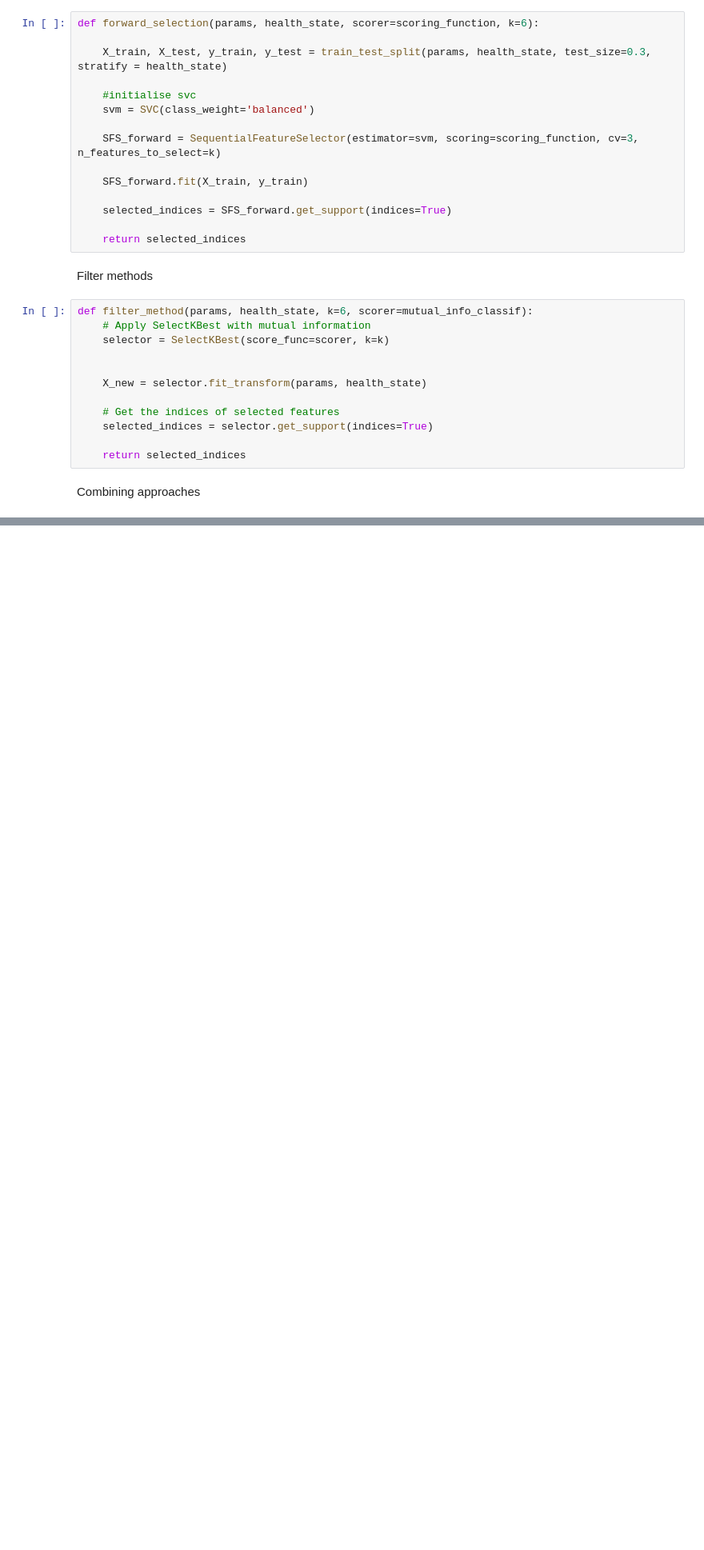
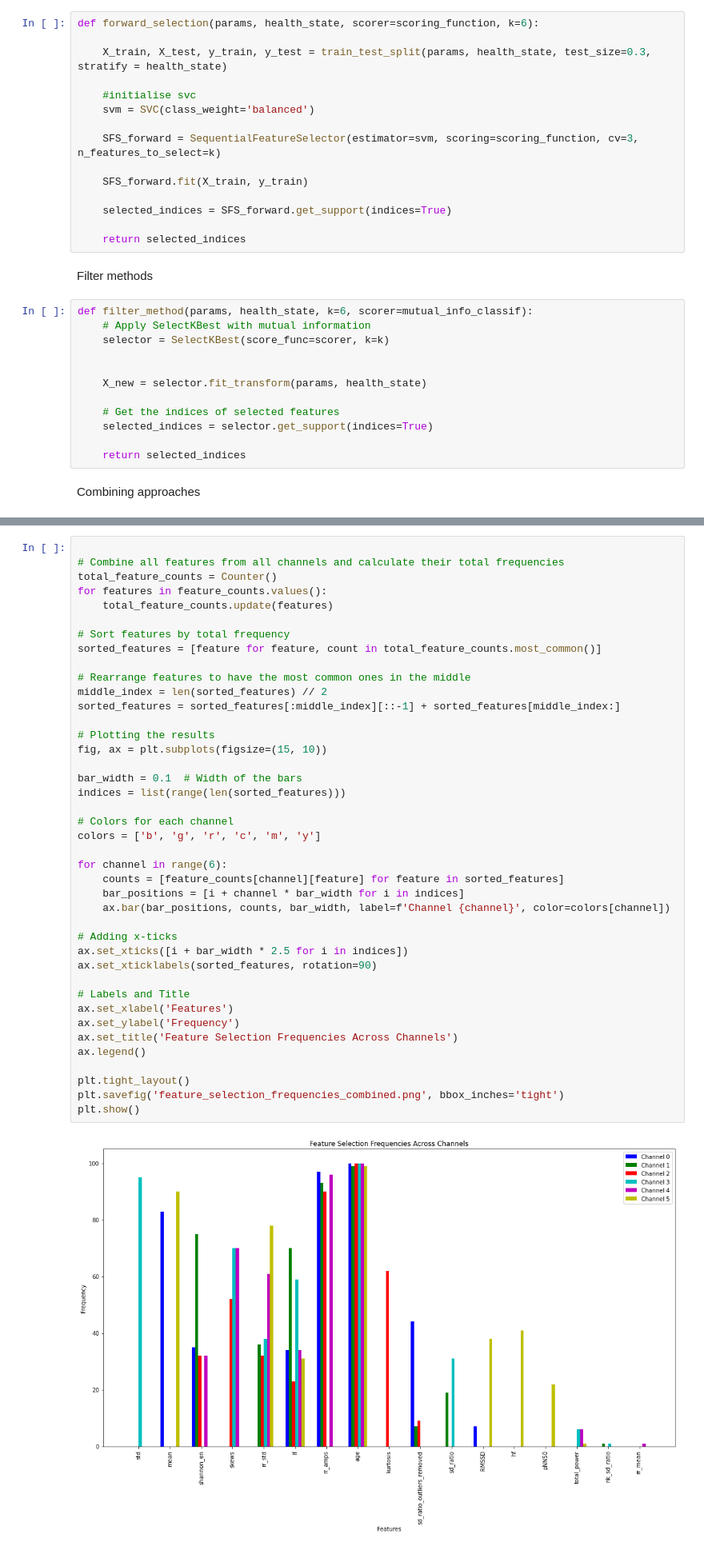
Before and after one commit to patcourts/ES98C-ECG-Project, a Jupyter notebook: examples/Feature_Selection.ipynb, the cells around one changed output, grey strips where cells are left out. Shown at 80% size. Drawn from its saved outputs; the diff is of its cells as text; blank space fills up the shorter version.

```diff
--- a/examples/Feature_Selection.ipynb
+++ b/examples/Feature_Selection.ipynb
@@ -208,0 +221,43 @@ Selected features for channel 5:
+# %%
+
+# Combine all features from all channels and calculate their total frequencies
+total_feature_counts = Counter()
+for features in feature_counts.values():
+    total_feature_counts.update(features)
+
+# Sort features by total frequency
+sorted_features = [feature for feature, count in total_feature_counts.most_common()]
+
+# Rearrange features to have the most common ones in the middle
+middle_index = len(sorted_features) // 2
+sorted_features = sorted_features[:middle_index][::-1] + sorted_features[middle_index:]
+
+# Plotting the results
+fig, ax = plt.subplots(figsize=(15, 10))
+
+bar_width = 0.1  # Width of the bars
+indices = list(range(len(sorted_features)))
+
+# Colors for each channel
+colors = ['b', 'g', 'r', 'c', 'm', 'y']
+
+for channel in range(6):
+    counts = [feature_counts[channel][feature] for feature in sorted_features]
+    bar_positions = [i + channel * bar_width for i in indices]
+    ax.bar(bar_positions, counts, bar_width, label=f'Channel {channel}', color=colors[channel])
+
+# Adding x-ticks
+ax.set_xticks([i + bar_width * 2.5 for i in indices])
+ax.set_xticklabels(sorted_features, rotation=90)
+
+# Labels and Title
+ax.set_xlabel('Features')
+ax.set_ylabel('Frequency')
+ax.set_title('Feature Selection Frequencies Across Channels')
+ax.legend()
+
+plt.tight_layout()
+plt.savefig('feature_selection_frequencies_combined.png', bbox_inches='tight')
+plt.show()
+# %% [output]
+[figure, added]
```
Also changed, not shown: parts of 4 cells of this notebook, 7 other files.
